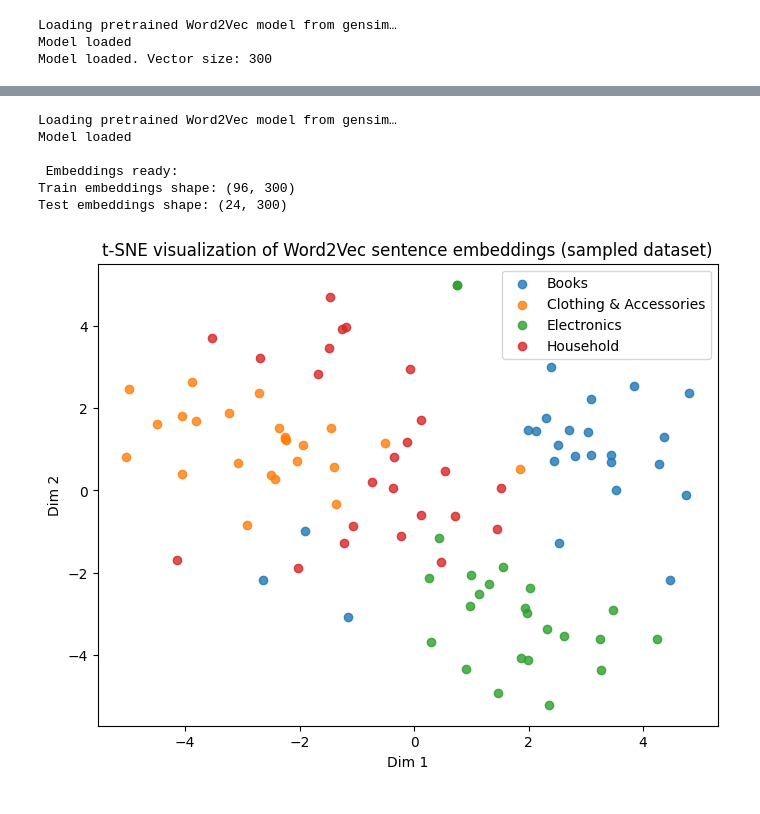
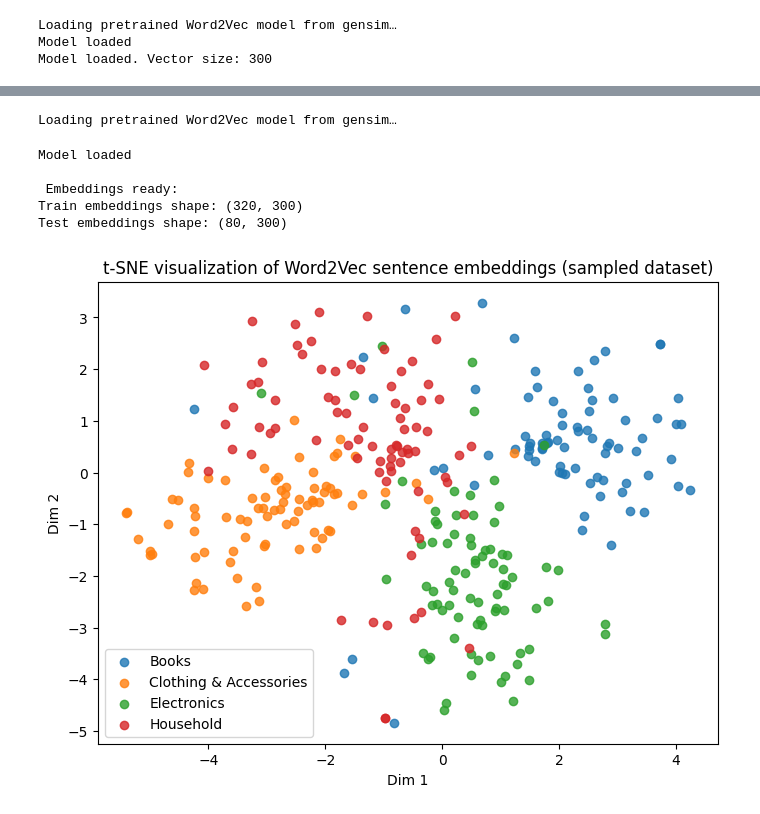
Before and after one commit to kubanova-z/Bachelors-thesis, a Jupyter notebook: embeddings.ipynb, the cells around one changed output, grey strips where cells are left out. Cells and saved outputs as stored; diff of their text form; code cells hidden in the pictures.

```diff
--- a/embeddings.ipynb
+++ b/embeddings.ipynb
@@ -19,9 +19,8 @@ from src.LM.embeddings.embedder_preprocess import text_to_vector
 from src.LM.embeddings.embedder_preprocess import prepare_data_word2vec
 # %%
 # nacitanie datasetu
-# vycistenie textu
+
 df = load_data("/home/xkubanova_126831/bakalarka/e_com_dataset/data/ecommerceDataset.csv")
-df["Text"] = df["Text"].apply(clean_text)
 # %% [output]
 Dataset shape: (50425, 2)
 
@@ -65,9 +112,9 @@ First 10 dimensions: [ 0.07579387  0.03813865  0.06689939  0.08713531 -0.0281764
 # %%
 
-# vyber mensieho poctu vzoriek - 20 vzoriek z kazdej kategorie
+# vyber mensieho poctu vzoriek - 30 vzoriek z kazdej kategorie
 sampled_df = (
     df.groupby("Category", group_keys=False)
-      .apply(lambda x: x.sample(min(len(x), 30), random_state=42))
+      .apply(lambda x: x.sample(min(len(x), 100), random_state=42))
       .reset_index(drop=True)
 )
 
@@ -84,37 +131,37 @@ print("Train embeddings shape:", X_train_vec.shape)
 print("Test embeddings shape:", X_test_vec.shape)
 
 # t-SNE vizualizacia (distributed stochastic neighbour embedding)
 # 300D -> 2D reprezentacia
 
 from sklearn.manifold import TSNE
 import matplotlib.pyplot as plt
 import numpy as np
 
 # perplexity musi byt menej ako pocet vzoriek
 # kolko blizkych bodov povazuje bod za svojich susedov
-perplexity = min(30, len(X_train_vec) - 1)
+perplexity = min(100, len(X_train_vec) - 1)
 
 tsne = TSNE(n_components=2, perplexity=perplexity, random_state=42)
 X_tsne = tsne.fit_transform(X_train_vec)
 
 # vizualizacia
 # bodka - jedna vzorka (veta)
 # podobne vety (z rovnakej kategorie) su blizko pri sebe
 plt.figure(figsize=(8,6))
 for label in np.unique(y_train):
     idx = np.where(y_train == label)
     plt.scatter(X_tsne[idx, 0], X_tsne[idx, 1], label=label, alpha=0.8)
 
 plt.title("t-SNE visualization of Word2Vec sentence embeddings (sampled dataset)")
 plt.xlabel("Dim 1")
 plt.ylabel("Dim 2")
 plt.legend()
 plt.show()
 # %% [output]
 Loading pretrained Word2Vec model from gensim…
-Model loaded
-
- Embeddings ready:
-Train embeddings shape: (96, 300)
-Test embeddings shape: (24, 300)
+Model loaded
+
+ Embeddings ready:
+Train embeddings shape: (320, 300)
+Test embeddings shape: (80, 300)
-[figure, old version]
+[figure, new version]
```
Also changed, not shown: parts of 5 cells of this notebook, 5 other files.
